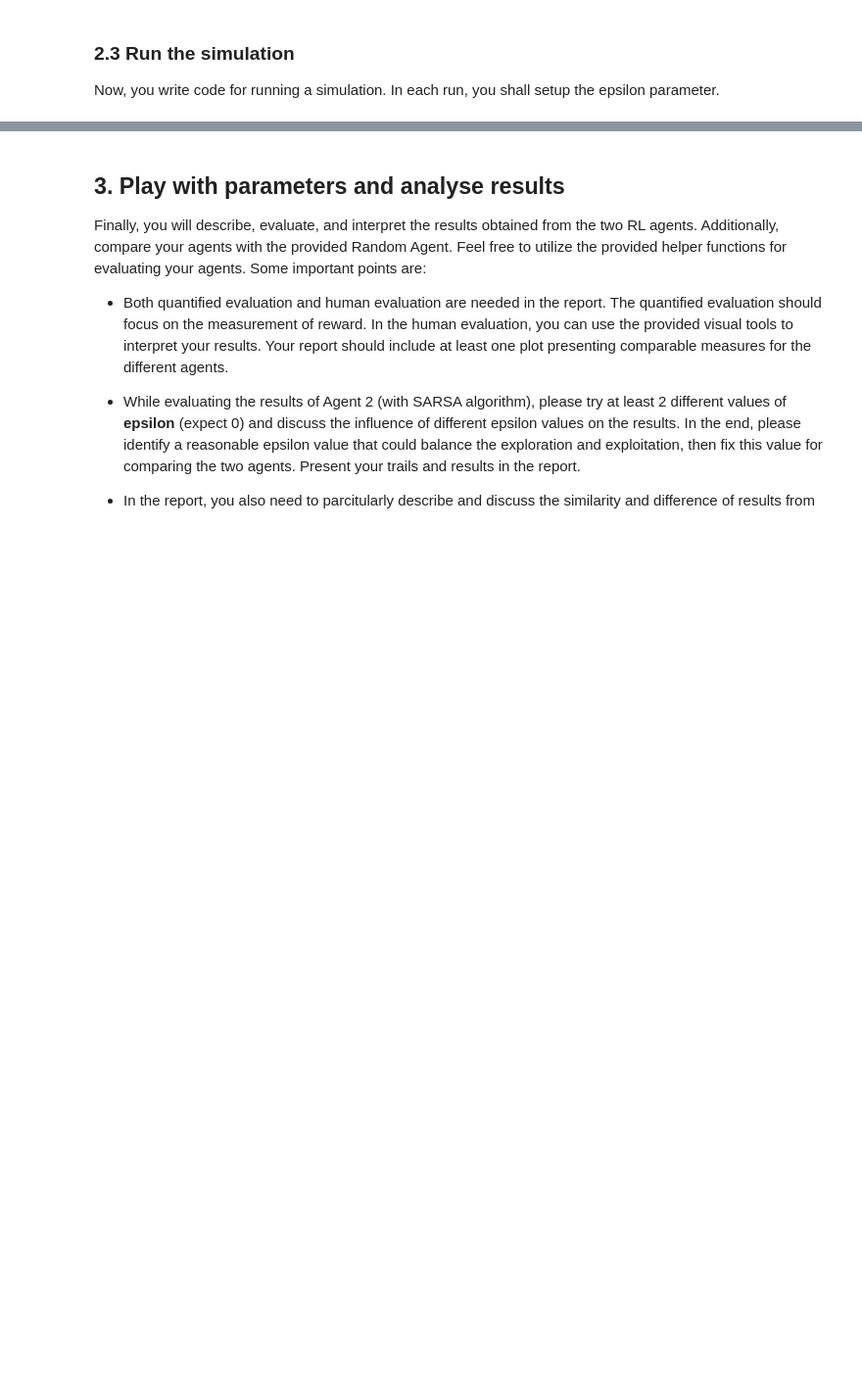
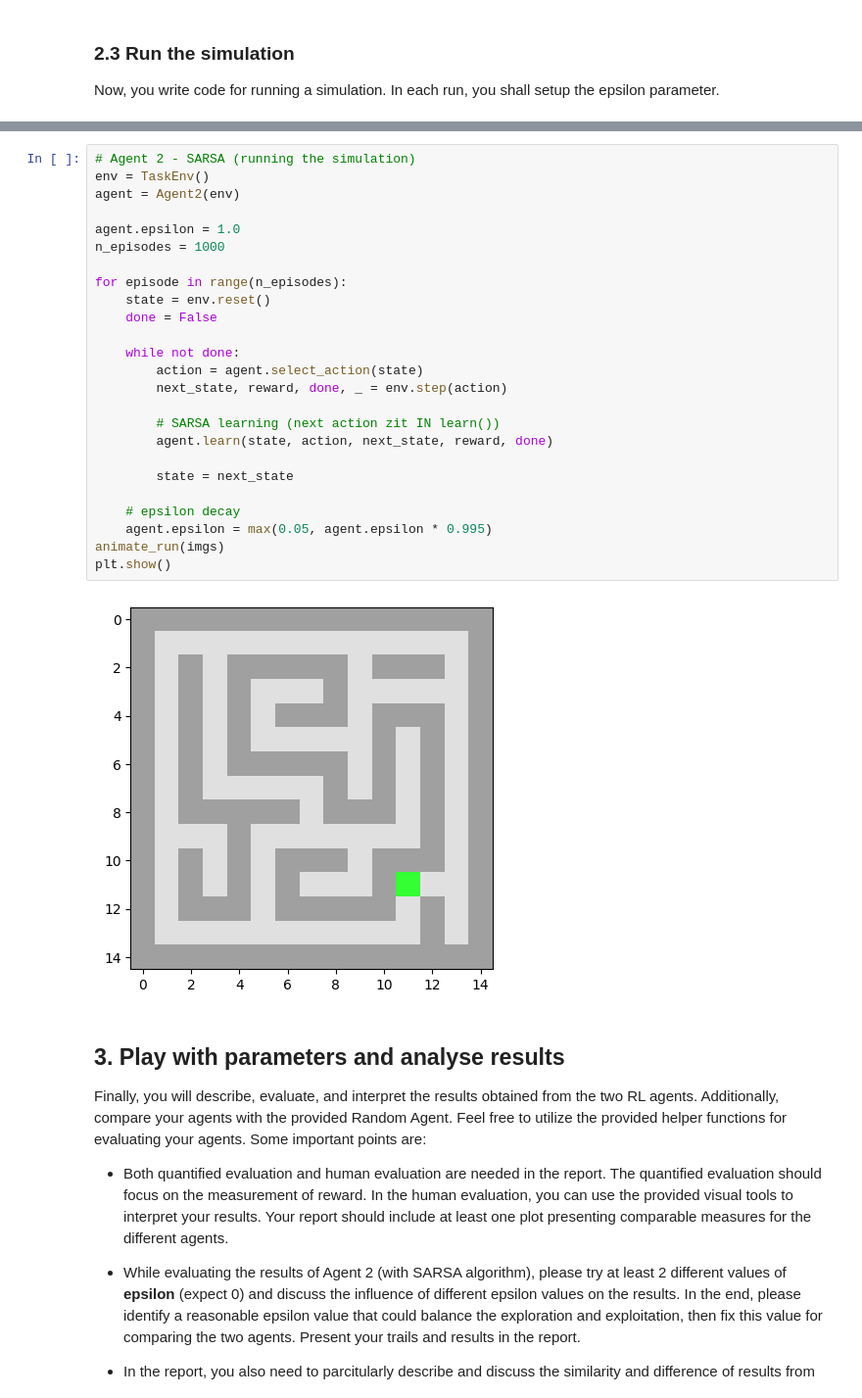
Before and after one commit to edogeensen/APML-OPDRACHT-3, a Jupyter notebook: Assignment_3.ipynb, the cells around one changed output, grey strips where cells are left out. Shown at 98% size. Saved outputs shown, nothing was run; the diff lists cells and outputs as text; blank space fills up the shorter version.

```diff
--- a/Assignment_3.ipynb
+++ b/Assignment_3.ipynb
@@ -203,3 +381,30 @@ Now, you write code for running a simulation. In each run, you shall setup the e
+# %%
+# Agent 2 - SARSA (running the simulation)
+env = TaskEnv()
+agent = Agent2(env)
+
+agent.epsilon = 1.0
+n_episodes = 1000
+
+for episode in range(n_episodes):
+    state = env.reset()
+    done = False
+
+    while not done:
+        action = agent.select_action(state)
+        next_state, reward, done, _ = env.step(action)
+
+        # SARSA learning (next action zit IN learn())
+        agent.learn(state, action, next_state, reward, done)
+
+        state = next_state
+
+    # epsilon decay
+    agent.epsilon = max(0.05, agent.epsilon * 0.995)
+animate_run(imgs)
+plt.show()
+# %% [output]
+[figure, added]
 # %% [markdown]
  ## 3. Play with parameters and analyse results
 
```
Also changed, not shown: parts of 13 cells of this notebook, 1 other file.
